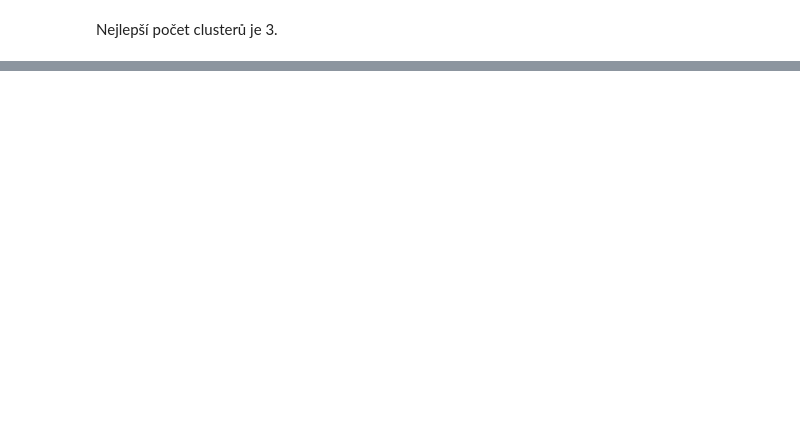
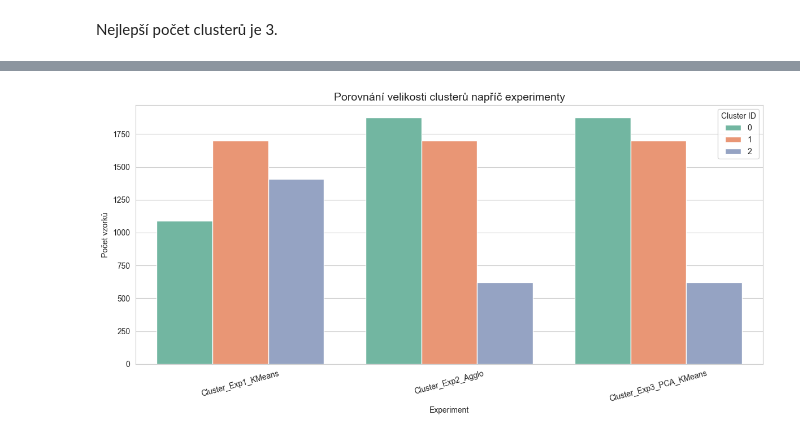
Before and after one commit to Ajraa/SU, a Jupyter notebook: project.ipynb, the cells around one changed output, grey strips where cells are left out. Saved outputs shown, nothing was run; the diff lists cells and outputs as text; code cells hidden in the pictures; blank space fills up the shorter version.

```diff
--- a/project.ipynb
+++ b/project.ipynb
@@ -486,0 +598,17 @@ cluster_summary.T
+# %%
+# 2. Porovnání velikosti clusterů
+melted_results = results_df[['Cluster_Exp1_KMeans', 'Cluster_Exp2_Agglo', 'Cluster_Exp3_PCA_KMeans']].melt(
+    var_name='Experiment', value_name='Cluster'
+)
+
+plt.figure(figsize=(12, 6))
+sns.countplot(data=melted_results, x='Experiment', hue='Cluster', palette='Set2')
+plt.title('Porovnání velikosti clusterů napříč experimenty', fontsize=14)
+plt.xlabel('Experiment')
+plt.ylabel('Počet vzorků')
+plt.xticks(rotation=15)
+plt.legend(title='Cluster ID')
+plt.tight_layout()
+plt.show()
+# %% [output]
+[figure, added]
```
Also changed, not shown: parts of 32 cells of this notebook.
